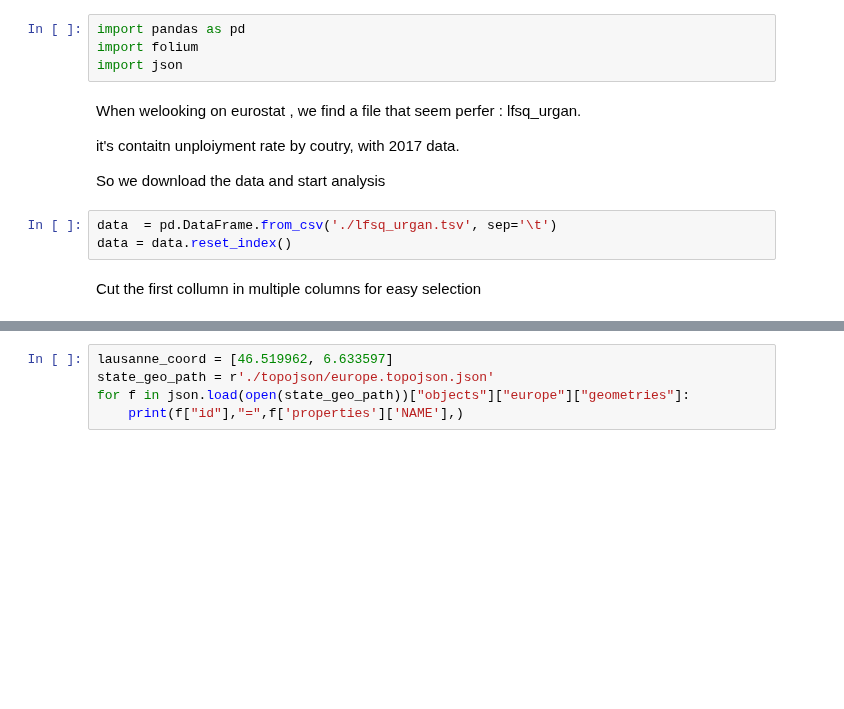
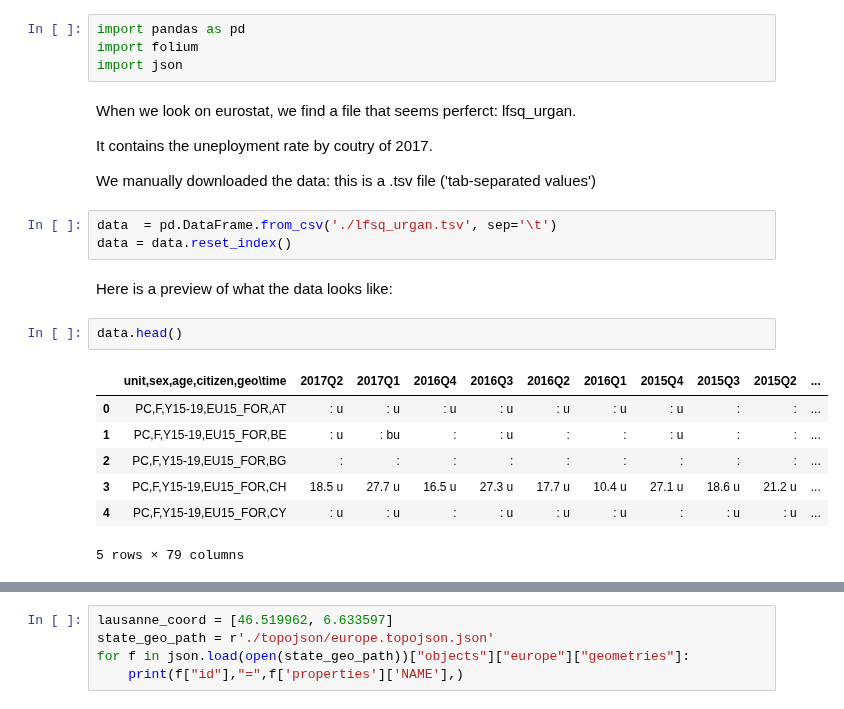
Before and after one commit to Piloumpicou/ADA-Unexpected-Match, a Jupyter notebook: 03 - Interactive Viz/Homework 3.ipynb, the cells around one changed output, grey strips where cells are left out. Drawn from its saved outputs; the diff is of its cells as text; blank space fills up the shorter version.

```diff
--- a/03 - Interactive Viz/Homework 3.ipynb
+++ b/03 - Interactive Viz/Homework 3.ipynb
@@ -3,13 +5,23 @@ import pandas as pd
 import folium
 import json
 # %% [markdown]
-When welooking on eurostat , we find a file that seem perfer : lfsq_urgan.
+When we look on eurostat, we find a file that seems perferct: lfsq_urgan.
 
-it's contaitn unploiyment rate by coutry, with 2017 data.
+It contains the uneployment rate by coutry of 2017.
 
-So we download the data and start analysis
+We manually downloaded the data: this is a .tsv file ('tab-separated values')
 # %%
 data  = pd.DataFrame.from_csv('./lfsq_urgan.tsv', sep='\t')
 data = data.reset_index()
-# %% [markdown]
-Cut the first collumn in multiple columns for easy selection
+# %% [markdown]
+Here is a preview of what the data looks like:
+# %%
+data.head()
+# %% [output]
+|  | unit,sex,age,citizen,geo\time | 2017Q2 | 2017Q1 | 2016Q4 | 2016Q3 | 2016Q2 | 2016Q1 | 2015Q4 | 2015Q3 | 2015Q2 | ... |
+| 0 | PC,F,Y15-19,EU15_FOR,AT | : u | : u | : u | : u | : u | : u | : u | : | : | ... |
+| 1 | PC,F,Y15-19,EU15_FOR,BE | : u | : bu | : | : u | : | : | : u | : | : | ... |
+| 2 | PC,F,Y15-19,EU15_FOR,BG | : | : | : | : | : | : | : | : | : | ... |
+| 3 | PC,F,Y15-19,EU15_FOR,CH | 18.5 u | 27.7 u | 16.5 u | 27.3 u | 17.7 u | 10.4 u | 27.1 u | 18.6 u | 21.2 u | ... |
+| 4 | PC,F,Y15-19,EU15_FOR,CY | : u | : u | : | : u | : u | : u | : | : u | : u | ... |
+5 rows × 79 columns
```
Also changed, not shown: parts of 26 cells of this notebook.
